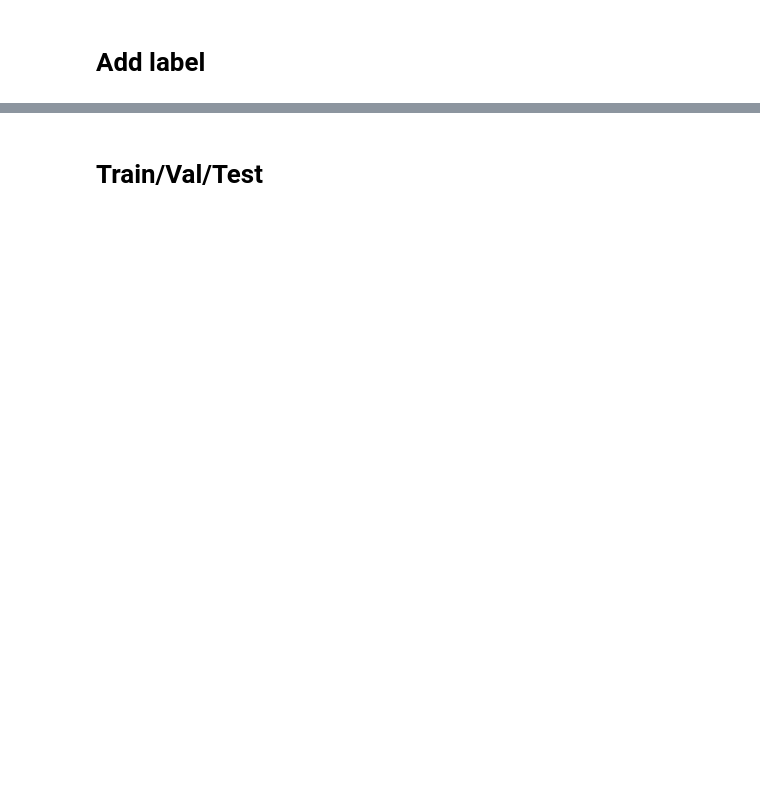
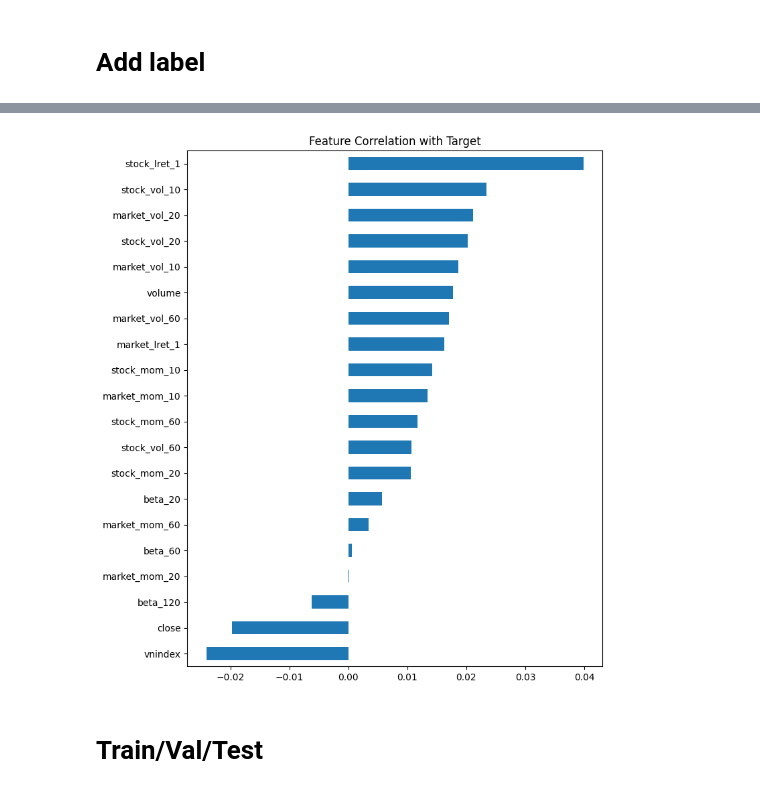
Before and after one commit to manhtdxxx/stock-return-prediction, a Jupyter notebook: lstm.ipynb, the cells around one changed output, grey strips where cells are left out. Cells and saved outputs as stored; diff of their text form; code cells hidden in the pictures; blank space fills up the shorter version.

```diff
--- a/lstm.ipynb
+++ b/lstm.ipynb
@@ -118,3 +247,12 @@ df3.describe()
+# %%
+corr_target = df_num.corr()["target"].sort_values()
+
+plt.figure(figsize=(8, 10))
+corr_target.drop("target").plot(kind="barh")
+plt.title("Feature Correlation with Target")
+plt.show()
+# %% [output]
+[figure, added]
 # %% [markdown]
 # Train/Val/Test
 # %%
```
Also changed, not shown: parts of 20 cells of this notebook, 6 other files.
